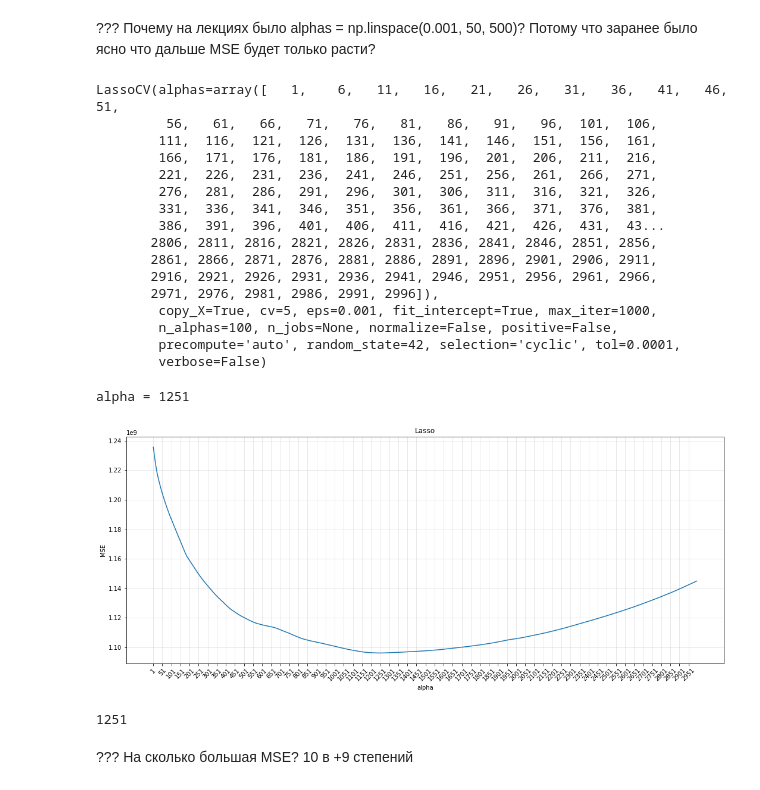
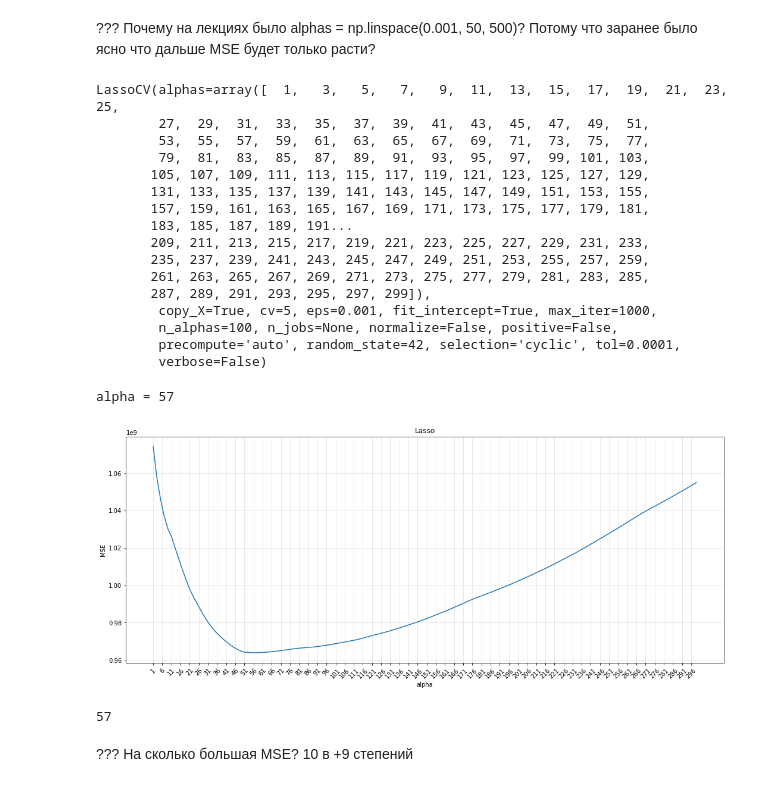
Before and after one commit to D7nis/Course-ML-Classic, a Jupyter notebook: Practice/4. Линейная регрессия/04-linear-regression_DDA.ipynb, the cells around one changed output. Drawn from its saved outputs; the diff is of its cells as text; code cells hidden in the pictures.

```diff
--- a/Practice/4. Линейная регрессия/04-linear-regression_DDA.ipynb
+++ b/Practice/4. Линейная регрессия/04-linear-regression_DDA.ipynb
@@ -802,22 +822,22 @@ from sklearn.linear_model import LassoCV
 ??? Почему на лекциях было alphas = np.linspace(0.001, 50, 500)? Потому что заранее было ясно что дальше MSE будет только расти?
 # %%
 #alphas = np.linspace(0.001, 50, 500)
-alphas = np.arange(1, 3000, 5) #Опытным путев выбрал этот диапазон
+alphas = np.arange(1, 300, 2) #Опытным путев выбрал этот диапазон
 lasso_cv = LassoCV(alphas=alphas, random_state=42,cv=5)
 lasso_cv.fit(X, y)
 # %% [output]
-LassoCV(alphas=array([   1,    6,   11,   16,   21,   26,   31,   36,   41,   46,   51,
-         56,   61,   66,   71,   76,   81,   86,   91,   96,  101,  106,
-        111,  116,  121,  126,  131,  136,  141,  146,  151,  156,  161,
-        166,  171,  176,  181,  186,  191,  196,  201,  206,  211,  216,
-        221,  226,  231,  236,  241,  246,  251,  256,  261,  266,  271,
-        276,  281,  286,  291,  296,  301,  306,  311,  316,  321,  326,
-        331,  336,  341,  346,  351,  356,  361,  366,  371,  376,  381,
-        386,  391,  396,  401,  406,  411,  416,  421,  426,  431,  43...
-       2806, 2811, 2816, 2821, 2826, 2831, 2836, 2841, 2846, 2851, 2856,
-       2861, 2866, 2871, 2876, 2881, 2886, 2891, 2896, 2901, 2906, 2911,
-       2916, 2921, 2926, 2931, 2936, 2941, 2946, 2951, 2956, 2961, 2966,
-       2971, 2976, 2981, 2986, 2991, 2996]),
+LassoCV(alphas=array([  1,   3,   5,   7,   9,  11,  13,  15,  17,  19,  21,  23,  25,
+        27,  29,  31,  33,  35,  37,  39,  41,  43,  45,  47,  49,  51,
+        53,  55,  57,  59,  61,  63,  65,  67,  69,  71,  73,  75,  77,
+        79,  81,  83,  85,  87,  89,  91,  93,  95,  97,  99, 101, 103,
+       105, 107, 109, 111, 113, 115, 117, 119, 121, 123, 125, 127, 129,
+       131, 133, 135, 137, 139, 141, 143, 145, 147, 149, 151, 153, 155,
+       157, 159, 161, 163, 165, 167, 169, 171, 173, 175, 177, 179, 181,
+       183, 185, 187, 189, 191...
+       209, 211, 213, 215, 217, 219, 221, 223, 225, 227, 229, 231, 233,
+       235, 237, 239, 241, 243, 245, 247, 249, 251, 253, 255, 257, 259,
+       261, 263, 265, 267, 269, 271, 273, 275, 277, 279, 281, 283, 285,
+       287, 289, 291, 293, 295, 297, 299]),
         copy_X=True, cv=5, eps=0.001, fit_intercept=True, max_iter=1000,
         n_alphas=100, n_jobs=None, normalize=False, positive=False,
         precompute='auto', random_state=42, selection='cyclic', tol=0.0001,
@@ -825,22 +845,22 @@ LassoCV(alphas=array([   1,    6,   11,   16,   21,   26,   31,   36,   41,   46
 # %%
 mean_mse = np.mean(lasso_cv.mse_path_, axis = 1) # Берем среднюю ошибку на всех фолдах при каждом альфа
 
 fsize = (18, 7)
 fig, ax = plt.subplots(figsize=fsize)
-plt.xticks(range(1,3000,50), rotation=45)
+plt.xticks(range(1,300,5), rotation=45)
 plt.grid(alpha=0.35)
 plt.plot(lasso_cv.alphas_, mean_mse)
 plt.xlabel('alpha')
 plt.ylabel('MSE')
 plt.title('Lasso')
 print('alpha = {}'.format(lasso_cv.alpha_))
 # %% [output]
-alpha = 1251
+alpha = 57
-[figure, old version]
+[figure, new version]
 # %%
 lasso_cv.alpha_
 # %% [output]
-1251
+57
 # %% [markdown]
 ??? На сколько большая MSE? 10 в +9 степений
 # %% [markdown]
```
Also changed, not shown: parts of 16 cells of this notebook, 5 other files.
